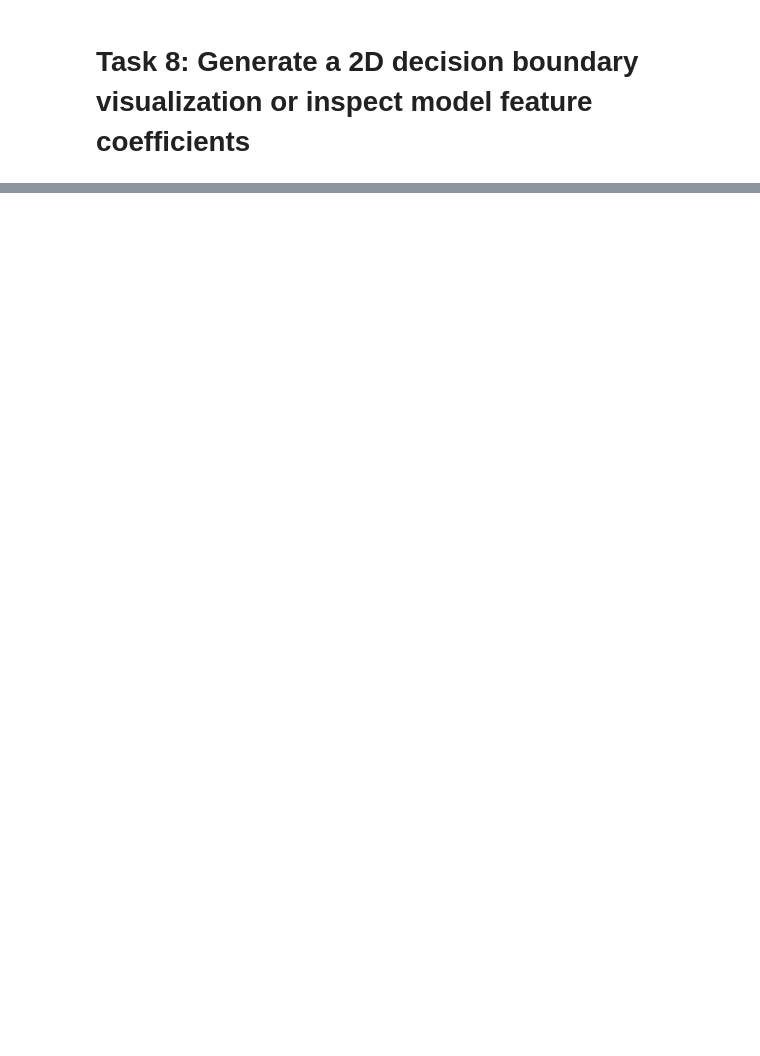
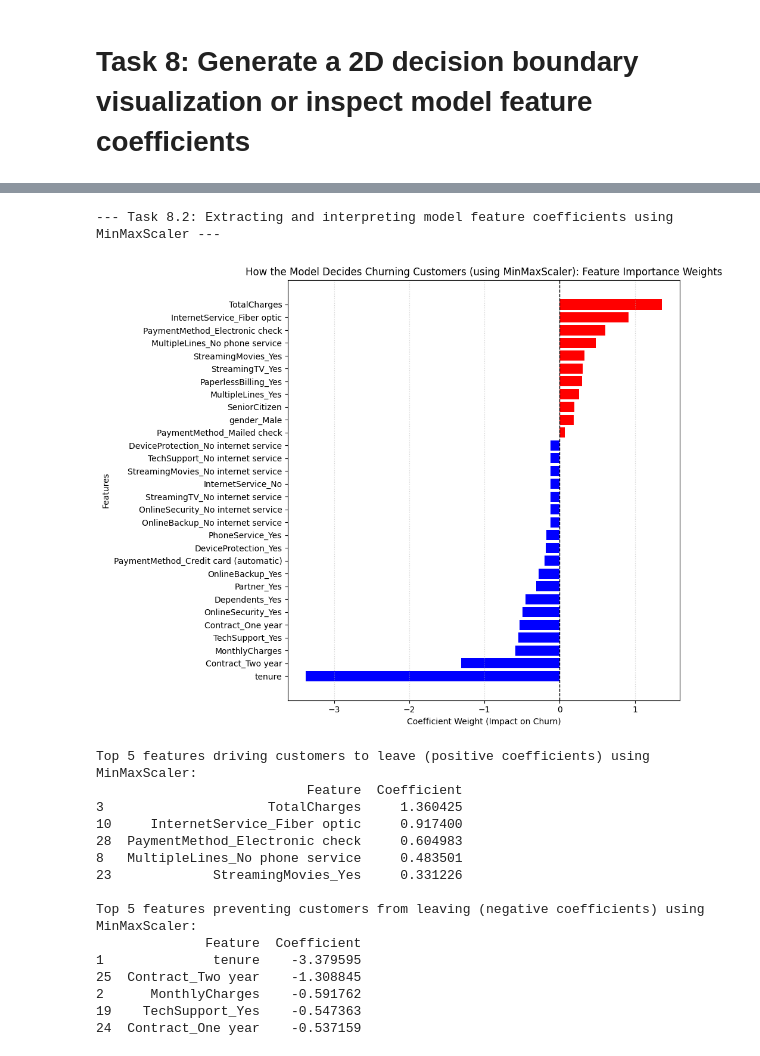
Before and after one commit to bcramp/ML, a Jupyter notebook: HW3/churn_classification.ipynb, the cells around one changed output, grey strips where cells are left out. Saved outputs shown, nothing was run; the diff lists cells and outputs as text; code cells hidden in the pictures; blank space fills up the shorter version.

```diff
--- a/HW3/churn_classification.ipynb
+++ b/HW3/churn_classification.ipynb
@@ -476,0 +573,72 @@ Top 5 features preventing customers from leaving (negative coefficients):
+# %%
+# Task 8: Generate a 2D decision boundary visualization or inspect model feature coefficients to interpret how the model separates churning customers from retained customers.
+print("--- Task 8.2: Extracting and interpreting model feature coefficients using MinMaxScaler ---")
+
+# Extracts the fitted preprocessor and classifier from the completed pipeline
+fitted_preprocessor_min_max = complete_pipe_min_max.named_steps['preprocessor']
+fitted_classifier_min_max = complete_pipe_min_max.named_steps['classifier']
+
+# Pulls the categorical feature names and finds the encoder
+cat_encoder_min_max = fitted_preprocessor_min_max.named_transformers_['cat'].named_steps['encoder']
+cat_names_min_max = cat_encoder_min_max.get_feature_names_out(cat_features).tolist()
+
+# Combines all features names back together
+all_features = num_features + cat_names_min_max
+
+# Retrieves the model weights by extracting the flat array of weights
+weights = fitted_classifier_min_max.coef_[0]
+
+# Builds a new frame to view/sort weights
+coef_df = pd.DataFrame({
+    'Feature': all_features,
+    'Coefficient': weights
+})
+
+# Sorts the weights/coefficients by the magnitude of impact
+coef_df['Absolute_Magnitude'] = coef_df['Coefficient'].abs()
+coef_df = coef_df.sort_values(by='Coefficient', ascending=True)
+
+# Iterate through each coefficient to create colors list
+colors = []
+for coeff in coef_df['Coefficient']:
+    if coeff > 0:
+        colors.append('red')
+    else:
+        colors.append('blue')
+
+# Creates figure for the coefficients
+# Set the width of the figure to 10 and height to 8
+plt.figure(figsize=(10, 8))
+
+plt.barh(coef_df['Feature'], coef_df['Coefficient'], color=colors)
+plt.axvline(0, color='black', linestyle='--', linewidth=1)
+plt.xlabel('Coefficient Weight (Impact on Churn)')
+plt.ylabel('Features')
+plt.title('How the Model Decides Churning Customers (using MinMaxScaler): Feature Importance Weights')
+plt.grid(True, axis='x', linestyle=':', alpha=0.6)
+plt.tight_layout()
+plt.show()
+
+print("\nTop 5 features driving customers to leave (positive coefficients) using MinMaxScaler:")
+print(coef_df[coef_df['Coefficient'] > 0].tail(5)[::-1][['Feature', 'Coefficient']])
+
+print("\nTop 5 features preventing customers from leaving (negative coefficients) using MinMaxScaler:")
+print(coef_df[coef_df['Coefficient'] < 0].head(5)[['Feature', 'Coefficient']])
+# %% [output]
+--- Task 8.2: Extracting and interpreting model feature coefficients using MinMaxScaler ---
+[figure, added]
+Top 5 features driving customers to leave (positive coefficients) using MinMaxScaler:
+                           Feature  Coefficient
+3                     TotalCharges     1.360425
+10     InternetService_Fiber optic     0.917400
+28  PaymentMethod_Electronic check     0.604983
+8   MultipleLines_No phone service     0.483501
+23             StreamingMovies_Yes     0.331226
+
+Top 5 features preventing customers from leaving (negative coefficients) using MinMaxScaler:
+              Feature  Coefficient
+1              tenure    -3.379595
+25  Contract_Two year    -1.308845
+2      MonthlyCharges    -0.591762
+19    TechSupport_Yes    -0.547363
+24  Contract_One year    -0.537159
```
Also changed, not shown: parts of 5 cells of this notebook.
